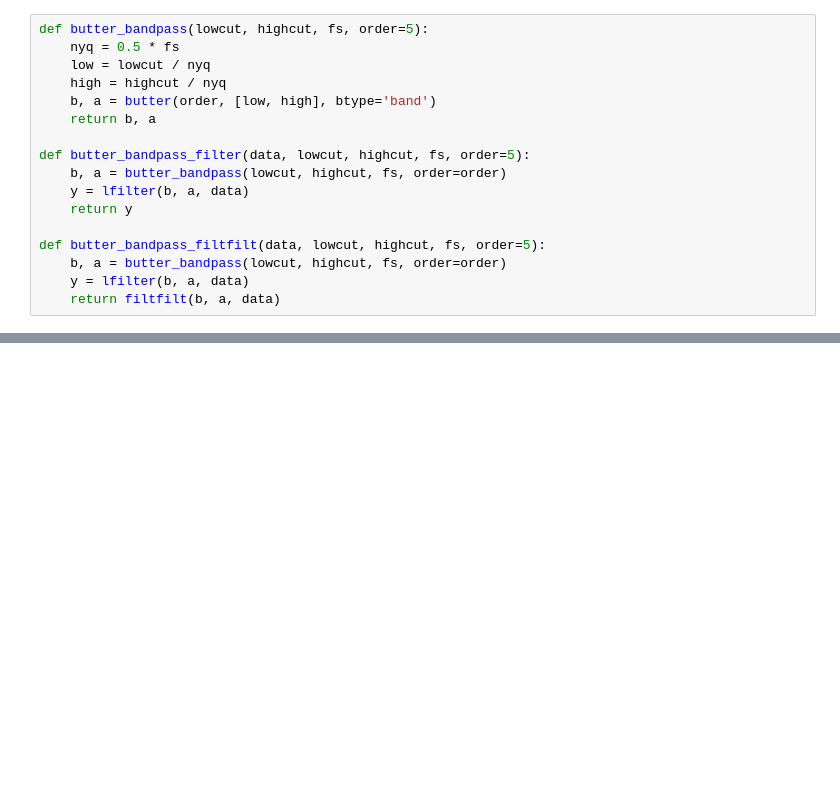
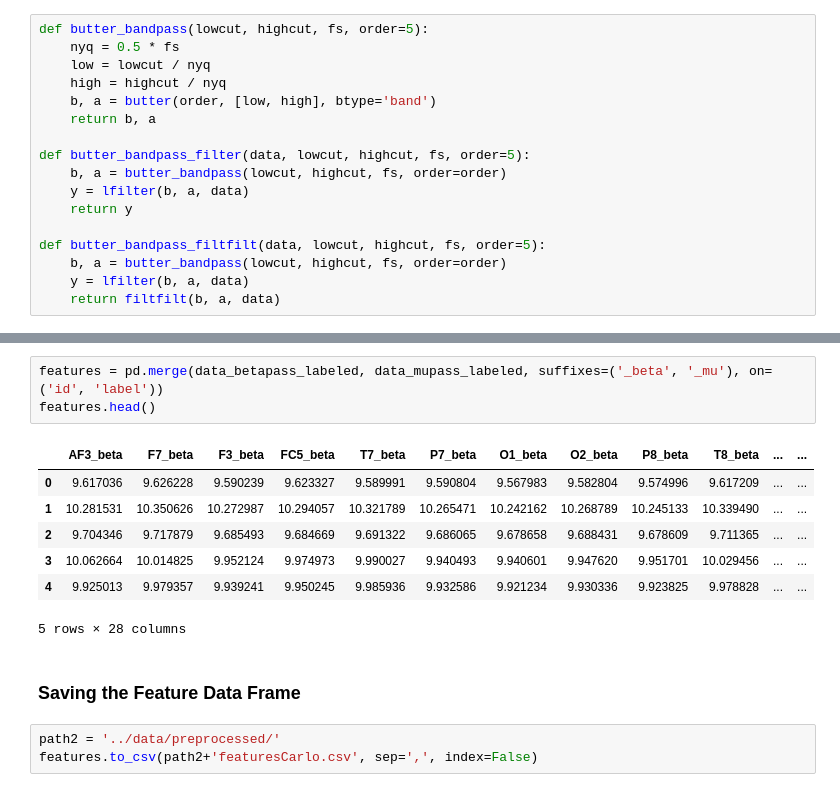
Before and after one commit to alTeska/BCI-Brane, a Jupyter notebook: notebooks/feature_analysis.ipynb, the cells around one changed output, grey strips where cells are left out. Cells and saved outputs as stored; diff of their text form; blank space fills up the shorter version.

Commit message:
feature dataframe build, first selection started

```diff
--- a/notebooks/feature_analysis.ipynb
+++ b/notebooks/feature_analysis.ipynb
@@ -187,3 +184,19 @@ data_betapass_labeled.head(5)
 | 2 | 9.704346 | 9.717879 | 9.685493 | 9.684669 | 9.691322 | 9.686065 | 9.678658 | 9.688431 | 9.678609 | 9.711365 | 9.708122 | ... |
 | 3 | 10.062664 | 10.014825 | 9.952124 | 9.974973 | 9.990027 | 9.940493 | 9.940601 | 9.947620 | 9.951701 | 10.029456 | 9.991043 | ... |
 | 4 | 9.925013 | 9.979357 | 9.939241 | 9.950245 | 9.985936 | 9.932586 | 9.921234 | 9.930336 | 9.923825 | 9.978828 | 9.971157 | ... |
+# %%
+features = pd.merge(data_betapass_labeled, data_mupass_labeled, suffixes=('_beta', '_mu'), on=('id', 'label'))
+features.head()
+# %% [output]
+|  | AF3_beta | F7_beta | F3_beta | FC5_beta | T7_beta | P7_beta | O1_beta | O2_beta | P8_beta | T8_beta | ... | ... |
+| 0 | 9.617036 | 9.626228 | 9.590239 | 9.623327 | 9.589991 | 9.590804 | 9.567983 | 9.582804 | 9.574996 | 9.617209 | ... | ... |
+| 1 | 10.281531 | 10.350626 | 10.272987 | 10.294057 | 10.321789 | 10.265471 | 10.242162 | 10.268789 | 10.245133 | 10.339490 | ... | ... |
+| 2 | 9.704346 | 9.717879 | 9.685493 | 9.684669 | 9.691322 | 9.686065 | 9.678658 | 9.688431 | 9.678609 | 9.711365 | ... | ... |
+| 3 | 10.062664 | 10.014825 | 9.952124 | 9.974973 | 9.990027 | 9.940493 | 9.940601 | 9.947620 | 9.951701 | 10.029456 | ... | ... |
+| 4 | 9.925013 | 9.979357 | 9.939241 | 9.950245 | 9.985936 | 9.932586 | 9.921234 | 9.930336 | 9.923825 | 9.978828 | ... | ... |
+5 rows × 28 columns
+# %% [markdown]
+### Saving the Feature Data Frame
+# %%
+path2 = '../data/preprocessed/'
+features.to_csv(path2+'featuresCarlo.csv', sep=',', index=False)
```
Also changed, not shown: parts of 8 cells of this notebook, 2 other files.
